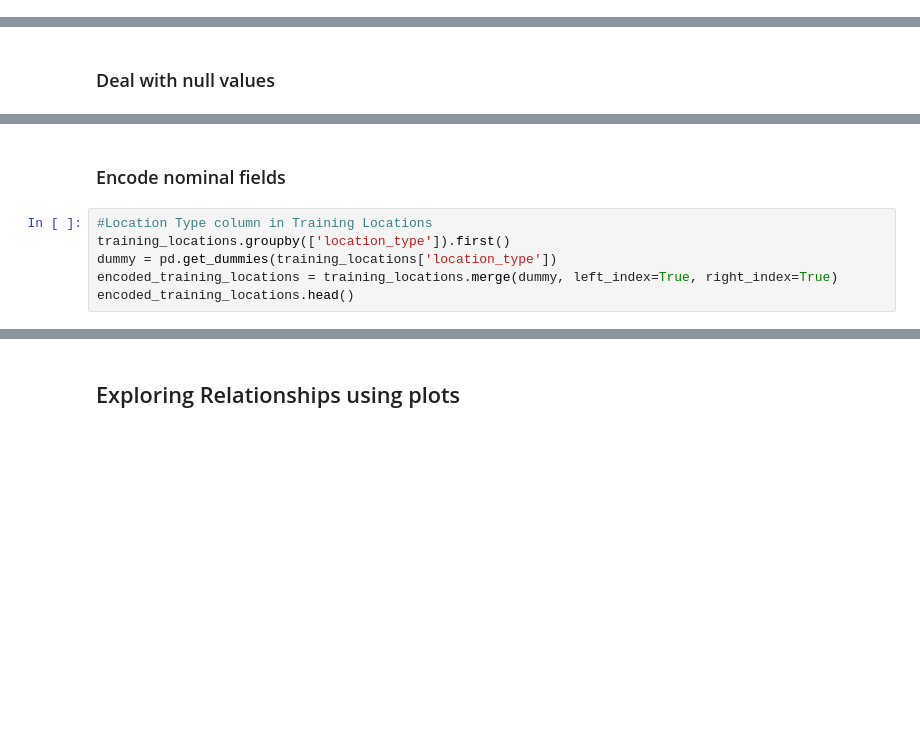
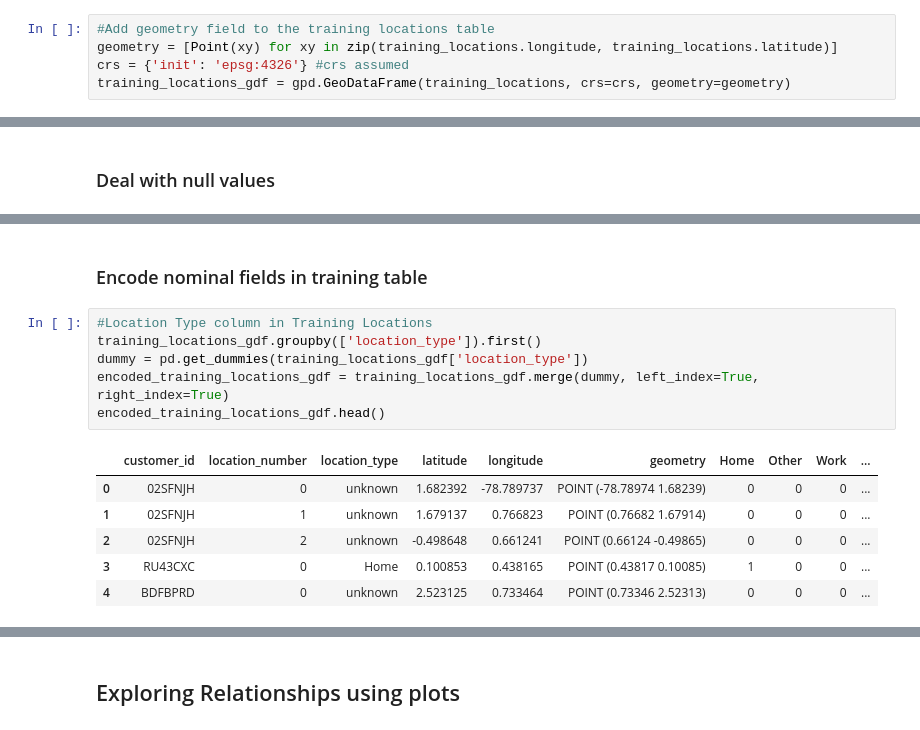
Before and after one commit to Kusasa/Machine_Learning_Archive, a Jupyter notebook: notebook_env/Restaurant_Recommender/Restaurant_Recommender.ipynb, the cells around one changed output, grey strips where cells are left out. Saved outputs shown, nothing was run; the diff lists cells and outputs as text; blank space fills up the shorter version.

```diff
--- a/notebook_env/Restaurant_Recommender/Restaurant_Recommender.ipynb
+++ b/notebook_env/Restaurant_Recommender/Restaurant_Recommender.ipynb
@@ -49,0 +95,5 @@ vendors.head()
+# %%
+#Add geometry field to the training locations table
+geometry = [Point(xy) for xy in zip(training_locations.longitude, training_locations.latitude)]
+crs = {'init': 'epsg:4326'} #crs assumed
+training_locations_gdf = gpd.GeoDataFrame(training_locations, crs=crs, geometry=geometry)
@@ -81,11 +204,18 @@ orders[weird].isin([1]).sum()
 # %% [markdown]
-### Encode nominal fields
+### Encode nominal fields in training table
 # %%
 #Location Type column in Training Locations
-training_locations.groupby(['location_type']).first()
-dummy = pd.get_dummies(training_locations['location_type'])
-encoded_training_locations = training_locations.merge(dummy, left_index=True, right_index=True)
-encoded_training_locations.head()
+training_locations_gdf.groupby(['location_type']).first()
+dummy = pd.get_dummies(training_locations_gdf['location_type'])
+encoded_training_locations_gdf = training_locations_gdf.merge(dummy, left_index=True, right_index=True)
+encoded_training_locations_gdf.head()
+# %% [output]
+|  | customer_id | location_number | location_type | latitude | longitude | geometry | Home | Other | Work | ... |
+| 0 | 02SFNJH | 0 | unknown | 1.682392 | -78.789737 | POINT (-78.78974 1.68239) | 0 | 0 | 0 | ... |
+| 1 | 02SFNJH | 1 | unknown | 1.679137 | 0.766823 | POINT (0.76682 1.67914) | 0 | 0 | 0 | ... |
+| 2 | 02SFNJH | 2 | unknown | -0.498648 | 0.661241 | POINT (0.66124 -0.49865) | 0 | 0 | 0 | ... |
+| 3 | RU43CXC | 0 | Home | 0.100853 | 0.438165 | POINT (0.43817 0.10085) | 1 | 0 | 0 | ... |
+| 4 | BDFBPRD | 0 | unknown | 2.523125 | 0.733464 | POINT (0.73346 2.52313) | 0 | 0 | 0 | ... |
 # %%
 #Gender column in Training Customers
 training_customers.groupby(['gender']).first()
```
Also changed, not shown: parts of 25 cells of this notebook.
